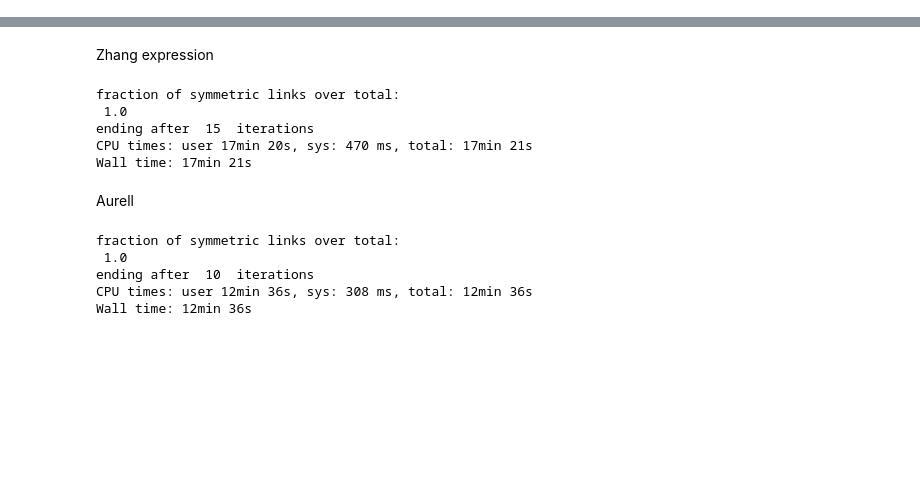
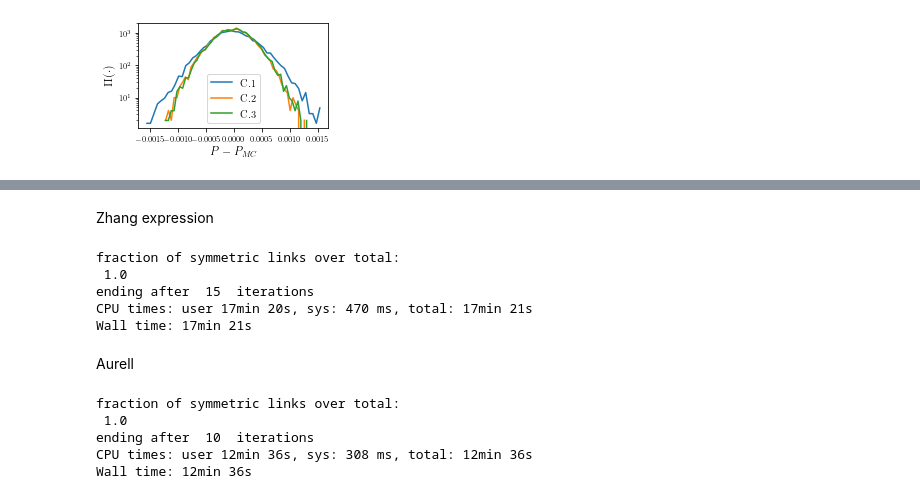
Before and after one commit to g-torr/uncovering-non-eq, a Jupyter notebook: appendix_2/different_OTA/Untitled.ipynb, the cells around one changed output, grey strips where cells are left out. Cells and saved outputs as stored; diff of their text form; code cells hidden in the pictures; blank space fills up the shorter version.

```diff
--- a/appendix_2/different_OTA/Untitled.ipynb
+++ b/appendix_2/different_OTA/Untitled.ipynb
@@ -10,6 +10,40 @@ import itertools
 import sys
 sys.path.insert(0, "../../lib")
 import latexify
+# %%
+def load_obj(kin,kind):
+    directory='kin_'+str(kin)
+    name=  kind +'.pkl'
+    with open(directory+'/data/dic-' + name , 'rb') as f:
+        return pickle.load(f)
+def load_and_hist(kin,kind):
+    dic = load_obj(kin,kind)
+    P_t_C1 = dic['P_t_C1']
+    P_t_C2 = dic['P_t_C2']
+    P_t_C3 = dic['P_t_C3']
+    P_t_MC = dic['P_t_MC']
+    J = dic['J']
+    T = dic['T']
+    latexify.latexify(columns = 2)
+    h,b  = np.histogram(P_t_C1-P_t_MC,50,density=True)
+    plt.plot(b[:-1],h,label = 'C.1')
+    h,b  = np.histogram(P_t_C2-P_t_MC,50,density= True)
+    plt.plot(b[:-1],h,label = 'C.2')
+    h,b  = np.histogram(P_t_C3-P_t_MC,50,density= True)
+    plt.plot(b[:-1],h,label = 'C.3')
+    plt.semilogy()
+    plt.legend(fontsize = 10.5)
+    plt.xlabel('$P-P_{MC}$',fontsize = 12)
+    plt.ylabel('$\Pi(\cdot)$',fontsize = 12)
+
+kin = 3
+kind = 'asymmetric'
+load_and_hist(kin,kind)
+#plt.title(kind)
+plt.tight_layout()
+#plt.savefig('different_OTA_'+kind+'.pdf')
+# %% [output]
+[figure, added]
 # %%
 
 def make_network(N,k):
```
Also changed, not shown: parts of 5 cells of this notebook, 10 other files.
